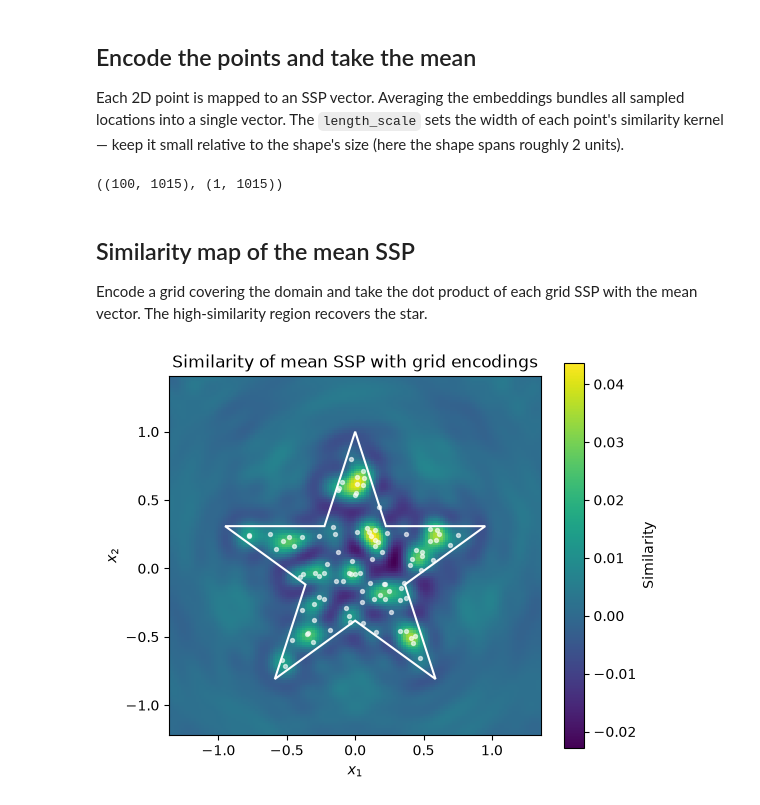
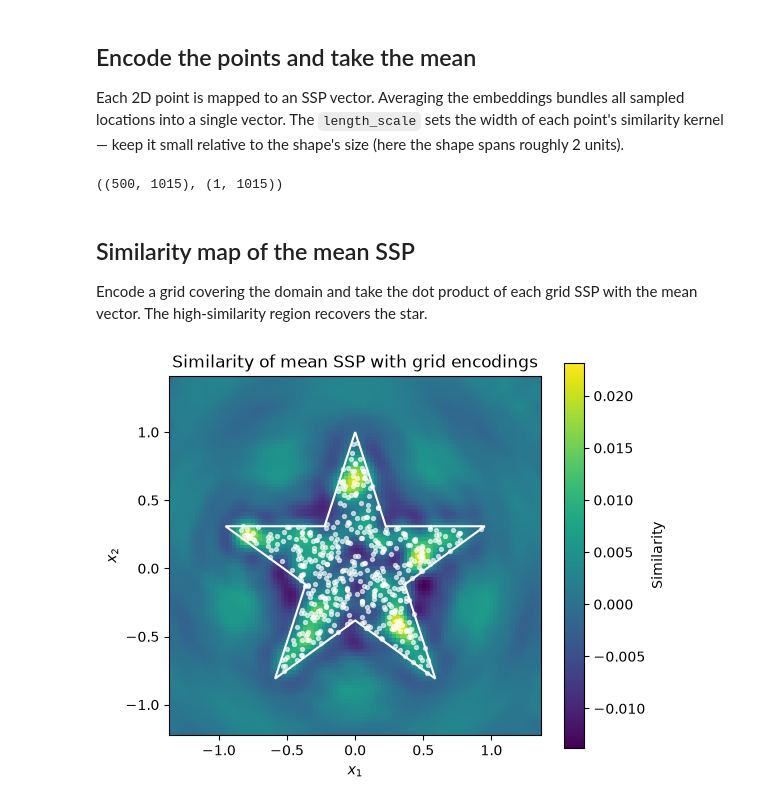
Before and after one commit to neuromorphs/MultiScaleSSPs, a Jupyter notebook: examples/star_ssp_mean.ipynb, the cells around one changed output. Saved outputs shown, nothing was run; the diff lists cells and outputs as text; code cells hidden in the pictures.

```diff
--- a/examples/star_ssp_mean.ipynb
+++ b/examples/star_ssp_mean.ipynb
@@ -32,7 +32,7 @@ shape = PathPatch(Path.unit_regular_star(5, innerCircle=0.382))
 shape_path = shape.get_path().transformed(shape.get_transform())
 (x0, y0), (x1, y1) = shape_path.get_extents().get_points()
 
-n_datapts = 100
+n_datapts = 500
 points = np.empty((0, 2))
 while len(points) < n_datapts:
     cand = rng.uniform([x0, y0], [x1, y1], size=(4 * n_datapts, 2))
@@ -63,31 +63,36 @@ ssps = ssp_space.encode(points)  # (n_datapts, ssp_dim)
 mean_ssp = ssps.mean(axis=0, keepdims=True)
 ssps.shape, mean_ssp.shape
 # %% [output]
-((100, 1015), (1, 1015))
+((500, 1015), (1, 1015))
 # %% [markdown]
 ## Similarity map of the mean SSP
 
 Encode a grid covering the domain and take the dot product of each grid SSP
 with the mean vector. The high-similarity region recovers the star.
 # %%
-grid_n = 151
-pad = 0.4
-xs = np.linspace(x0 - pad, x1 + pad, grid_n)
-ys = np.linspace(y0 - pad, y1 + pad, grid_n)
-X, Y = np.meshgrid(xs, ys)
-grid_pts = np.column_stack([X.ravel(), Y.ravel()])
+
+def get_grid(grid_n):
+    pad = 0.4
+    xs = np.linspace(x0 - pad, x1 + pad, grid_n)
+    ys = np.linspace(y0 - pad, y1 + pad, grid_n)
+    X, Y = np.meshgrid(xs, ys)
+    grid_pts = np.column_stack([X.ravel(), Y.ravel()])
+    return X,Y,grid_pts
+
+grid_n = 100
+X,Y,grid_pts = get_grid(grid_n)
 grid_ssps = ssp_space.encode(grid_pts)
 sims = (grid_ssps @ mean_ssp.T).reshape(grid_n, grid_n)
 
 fig, ax = plt.subplots(figsize=(6, 5))
 im = ax.pcolormesh(X, Y, sims, cmap="viridis", shading="auto")
 ax.add_patch(PathPatch(shape_path, facecolor="none", edgecolor="white", lw=1.5))
 ax.scatter(points[:, 0], points[:, 1], s=8, color="white", alpha=0.6)
 ax.set_aspect("equal")
 ax.set_xlabel("$x_1$")
 ax.set_ylabel("$x_2$")
 ax.set_title("Similarity of mean SSP with grid encodings")
 fig.colorbar(im, ax=ax, label="Similarity")
 plt.show()
 # %% [output]
-[figure, old version]
+[figure, new version]
```
Also changed, not shown: parts of 16 cells of this notebook, 3 other files.
